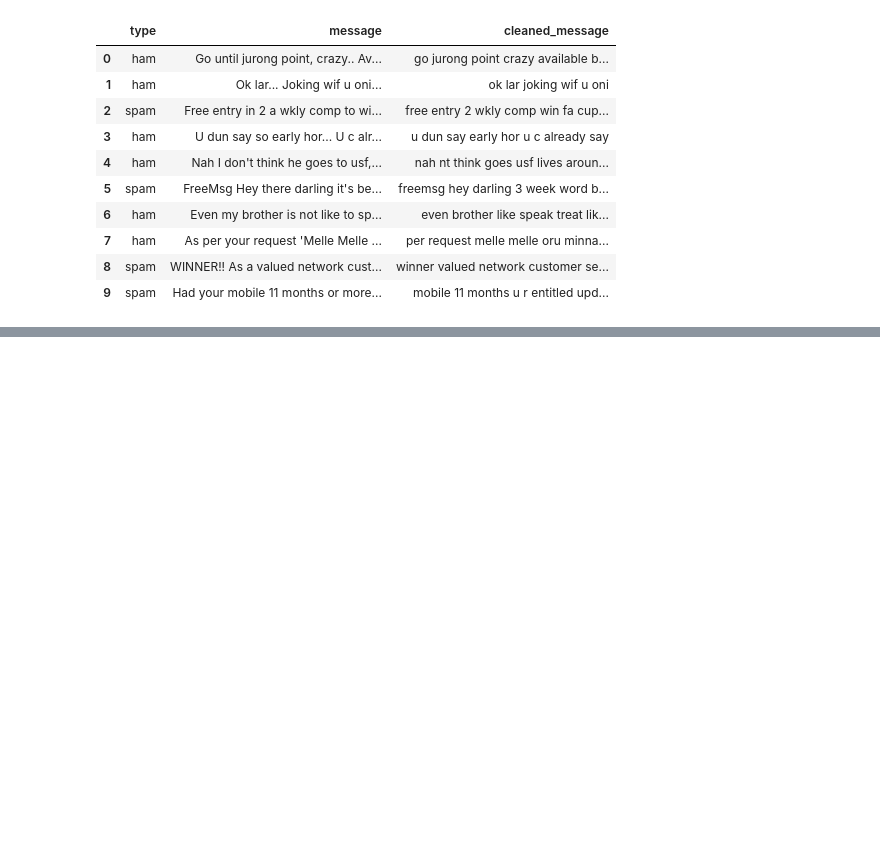
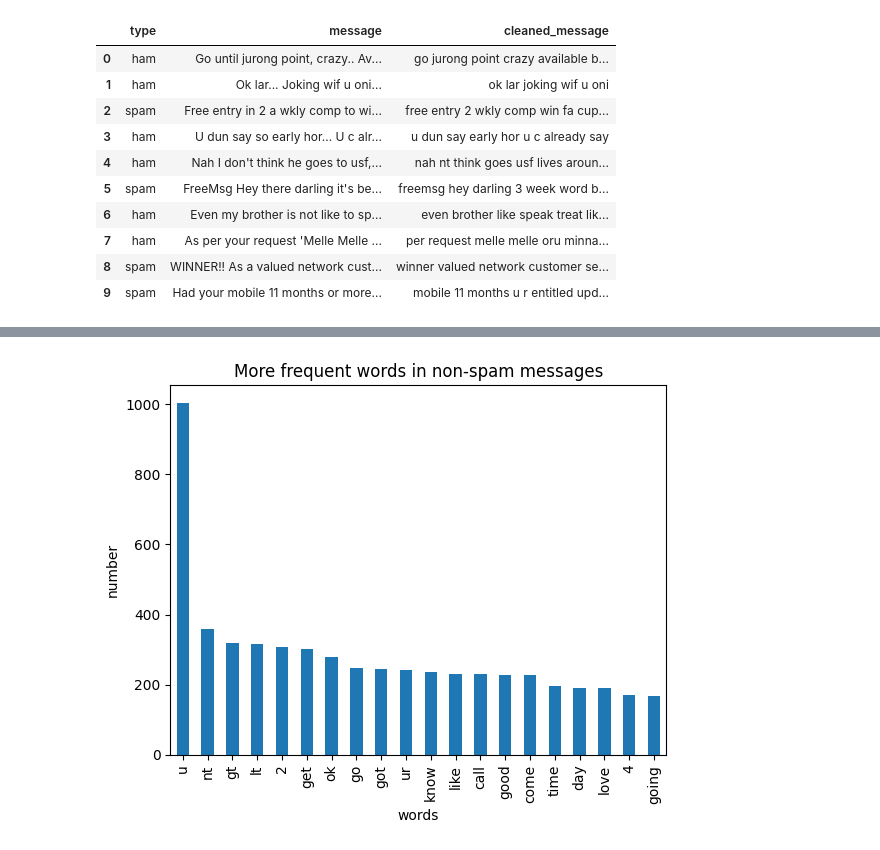
Before and after one commit to rrstats/Supervised-Algorithms, a Jupyter notebook: More Algorithms/Naive Bayes.ipynb, the cells around one changed output, grey strips where cells are left out. Saved outputs shown, nothing was run; the diff lists cells and outputs as text; code cells hidden in the pictures; blank space fills up the shorter version.

Commit message:
preprocessing spam text

```diff
--- a/More Algorithms/Naive Bayes.ipynb
+++ b/More Algorithms/Naive Bayes.ipynb
@@ -125,0 +124,3 @@ KeyError: 'cleaned_messag'
+# %%
+ham = ham.split()
+ham[:10]
@@ -125,0 +138,3 @@ KeyError: 'cleaned_messag'
+# %%
+counter_ham = Counter(ham).most_common(20)
+counter_ham
@@ -125,0 +162,17 @@ KeyError: 'cleaned_messag'
+# %%
+#load the results as a pandas dataframe in order to plot
+df_ham = pd.DataFrame(counter_ham)
+
+#Renaming the columns in this dataframe
+df_ham = df_ham.rename(columns={0:"words in non-spam", 1:"count"})
+
+#Plotting the data
+df_ham.plot.bar(legend = False)
+y_pos = np.arange(len(df_ham["words in non-spam"]))
+plt.xticks(y_pos, df_ham["words in non-spam"])
+plt.title('More frequent words in non-spam messages')
+plt.xlabel('words')
+plt.ylabel('number')
+plt.show()
+# %% [output]
+[figure, added]
```
Also changed, not shown: parts of 9 cells of this notebook.
